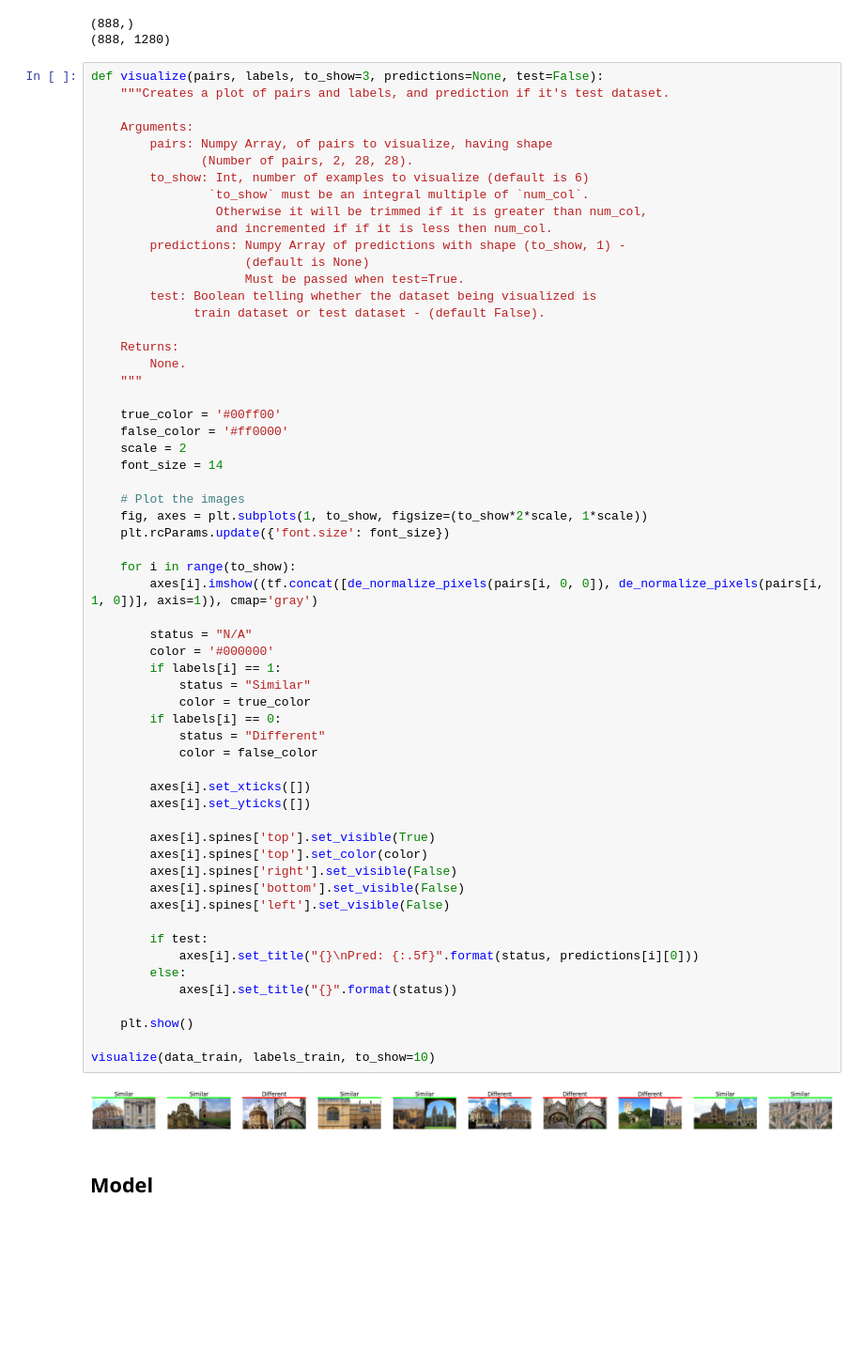
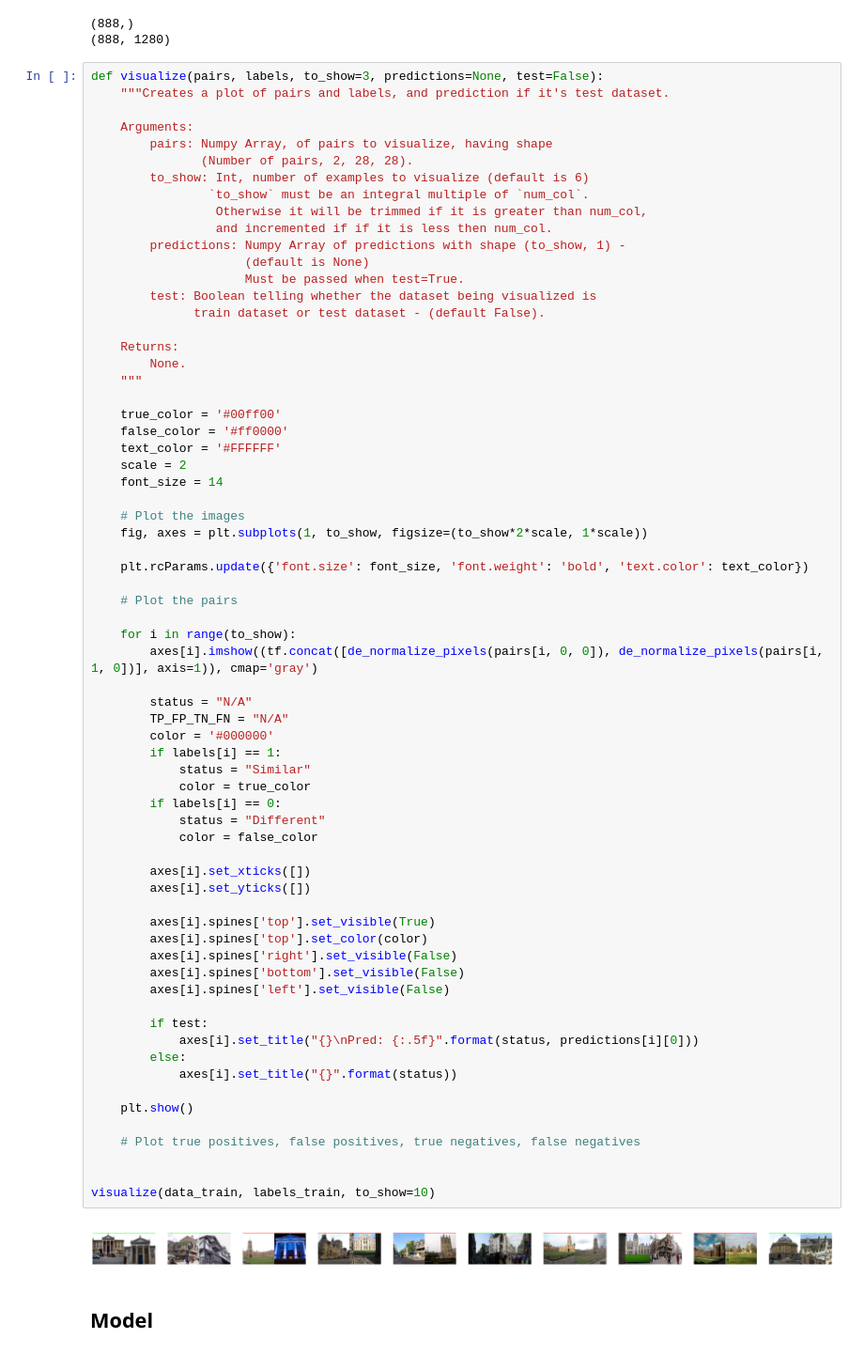
Before and after one commit to Svendpai/semantic-image-similarity, a Jupyter notebook: deep-learning/similarity.ipynb, the cells around one changed output. Shown at 94% size. Drawn from its saved outputs; the diff is of its cells as text; blank space fills up the shorter version.

Commit message:
New visualizer + new model architecture

```diff
--- a/deep-learning/similarity.ipynb
+++ b/deep-learning/similarity.ipynb
@@ -375,44 +376,52 @@ def visualize(pairs, labels, to_show=3, predictions=None, test=False):
 
     true_color = '#00ff00'
     false_color = '#ff0000'
+    text_color = '#FFFFFF'
     scale = 2
     font_size = 14
 
     # Plot the images
     fig, axes = plt.subplots(1, to_show, figsize=(to_show*2*scale, 1*scale))
-    plt.rcParams.update({'font.size': font_size})
+
+    plt.rcParams.update({'font.size': font_size, 'font.weight': 'bold', 'text.color': text_color})
+
+    # Plot the pairs
 
     for i in range(to_show):
         axes[i].imshow((tf.concat([de_normalize_pixels(pairs[i, 0, 0]), de_normalize_pixels(pairs[i, 1, 0])], axis=1)), cmap='gray')
 
         status = "N/A"
+        TP_FP_TN_FN = "N/A"
         color = '#000000'
         if labels[i] == 1:
             status = "Similar"
             color = true_color
         if labels[i] == 0:
             status = "Different"
             color = false_color
 
         axes[i].set_xticks([])
         axes[i].set_yticks([])
 
         axes[i].spines['top'].set_visible(True)
         axes[i].spines['top'].set_color(color)
         axes[i].spines['right'].set_visible(False)
         axes[i].spines['bottom'].set_visible(False)
         axes[i].spines['left'].set_visible(False)
 
         if test:
             axes[i].set_title("{}\nPred: {:.5f}".format(status, predictions[i][0]))
         else:
             axes[i].set_title("{}".format(status))
 
     plt.show()
 
+    # Plot true positives, false positives, true negatives, false negatives
+
+
 visualize(data_train, labels_train, to_show=10)
 # %% [output]
-[figure, old version]
+[figure, new version]
 # %% [markdown]
 ## **Model**
 # %% [markdown]
```
Also changed, not shown: parts of 11 cells of this notebook, 2 other files.
